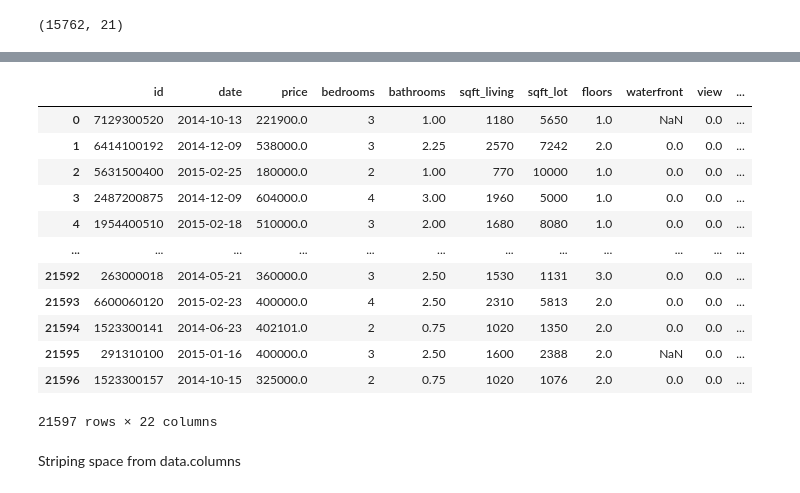
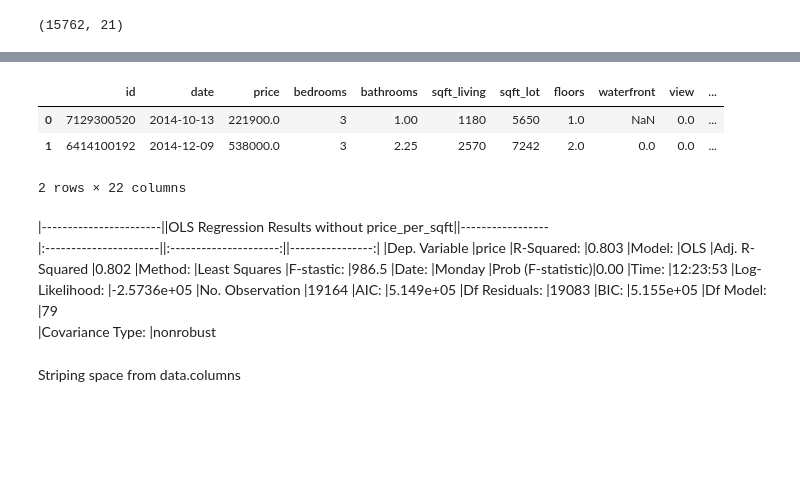
Before and after one commit to Kelvincwaters/dsc-mod-2-project-v2-1-onl01-dtsc-ft-012120, a Jupyter notebook: student.ipynb, the cells around one changed output, grey strips where cells are left out. Drawn from its saved outputs; the diff is of its cells as text; code cells hidden in the pictures; blank space fills up the shorter version.

```diff
--- a/student.ipynb
+++ b/student.ipynb
@@ -265,22 +321,25 @@ drop_nans.shape # dropna utilized shape
 # %%
 # adding a price_per_sqft column
 # popular real estate metric which I can utilize in presentation
 data['price_per_sqft'] = data['price'] / data['sqft_living']
-data
+data.head(2)
 # %% [output]
 |  | id | date | price | bedrooms | bathrooms | sqft_living | sqft_lot | floors | waterfront | view | ... |
 | 0 | 7129300520 | 2014-10-13 | 221900.0 | 3 | 1.00 | 1180 | 5650 | 1.0 | NaN | 0.0 | ... |
 | 1 | 6414100192 | 2014-12-09 | 538000.0 | 3 | 2.25 | 2570 | 7242 | 2.0 | 0.0 | 0.0 | ... |
-| 2 | 5631500400 | 2015-02-25 | 180000.0 | 2 | 1.00 | 770 | 10000 | 1.0 | 0.0 | 0.0 | ... |
-| 3 | 2487200875 | 2014-12-09 | 604000.0 | 4 | 3.00 | 1960 | 5000 | 1.0 | 0.0 | 0.0 | ... |
-| 4 | 1954400510 | 2015-02-18 | 510000.0 | 3 | 2.00 | 1680 | 8080 | 1.0 | 0.0 | 0.0 | ... |
-| ... | ... | ... | ... | ... | ... | ... | ... | ... | ... | ... | ... |
-| 21592 | 263000018 | 2014-05-21 | 360000.0 | 3 | 2.50 | 1530 | 1131 | 3.0 | 0.0 | 0.0 | ... |
-| 21593 | 6600060120 | 2015-02-23 | 400000.0 | 4 | 2.50 | 2310 | 5813 | 2.0 | 0.0 | 0.0 | ... |
-| 21594 | 1523300141 | 2014-06-23 | 402101.0 | 2 | 0.75 | 1020 | 1350 | 2.0 | 0.0 | 0.0 | ... |
-| 21595 | 291310100 | 2015-01-16 | 400000.0 | 3 | 2.50 | 1600 | 2388 | 2.0 | NaN | 0.0 | ... |
-| 21596 | 1523300157 | 2014-10-15 | 325000.0 | 2 | 0.75 | 1020 | 1076 | 2.0 | 0.0 | 0.0 | ... |
-21597 rows × 22 columns
+2 rows × 22 columns
+# %% [markdown]
+|-----------------------||OLS Regression Results without price_per_sqft||-----------------
+|:----------------------||:---------------------:||----------------:|
+|Dep. Variable           |price                  |R-Squared:        |0.803
+|Model:                  |OLS                    |Adj. R-Squared    |0.802
+|Method:                 |Least Squares          |F-stastic:        |986.5
+|Date:                   |Monday                 |Prob (F-statistic)|0.00
+|Time:                   |12:23:53               |Log-Likelihood:   |-2.5736e+05
+|No. Observation         |19164                  |AIC:              |5.149e+05
+|Df Residuals:           |19083                  |BIC:              |5.155e+05
+|Df Model:               |79
+|Covariance Type:        |nonrobust
 # %% [markdown]
 Striping space from data.columns
 # %%
```
Also changed, not shown: parts of 22 cells of this notebook, 2 other files.
